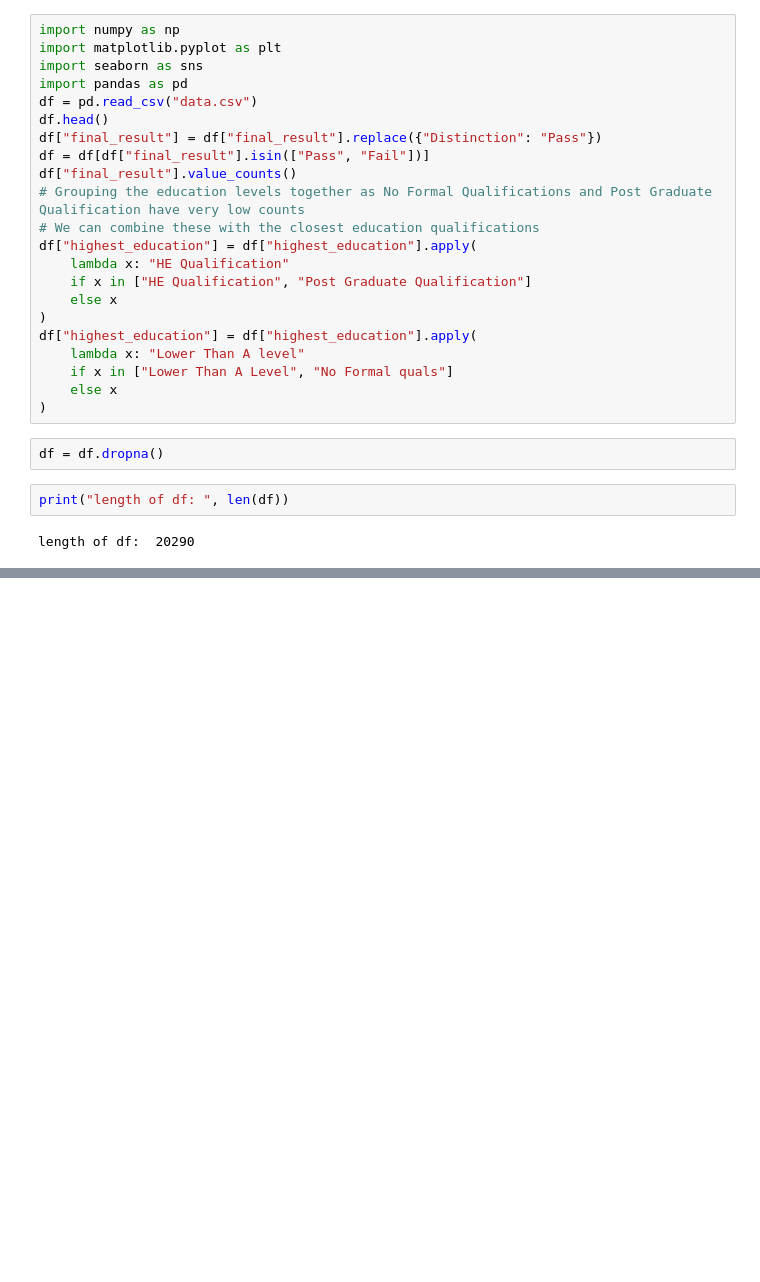
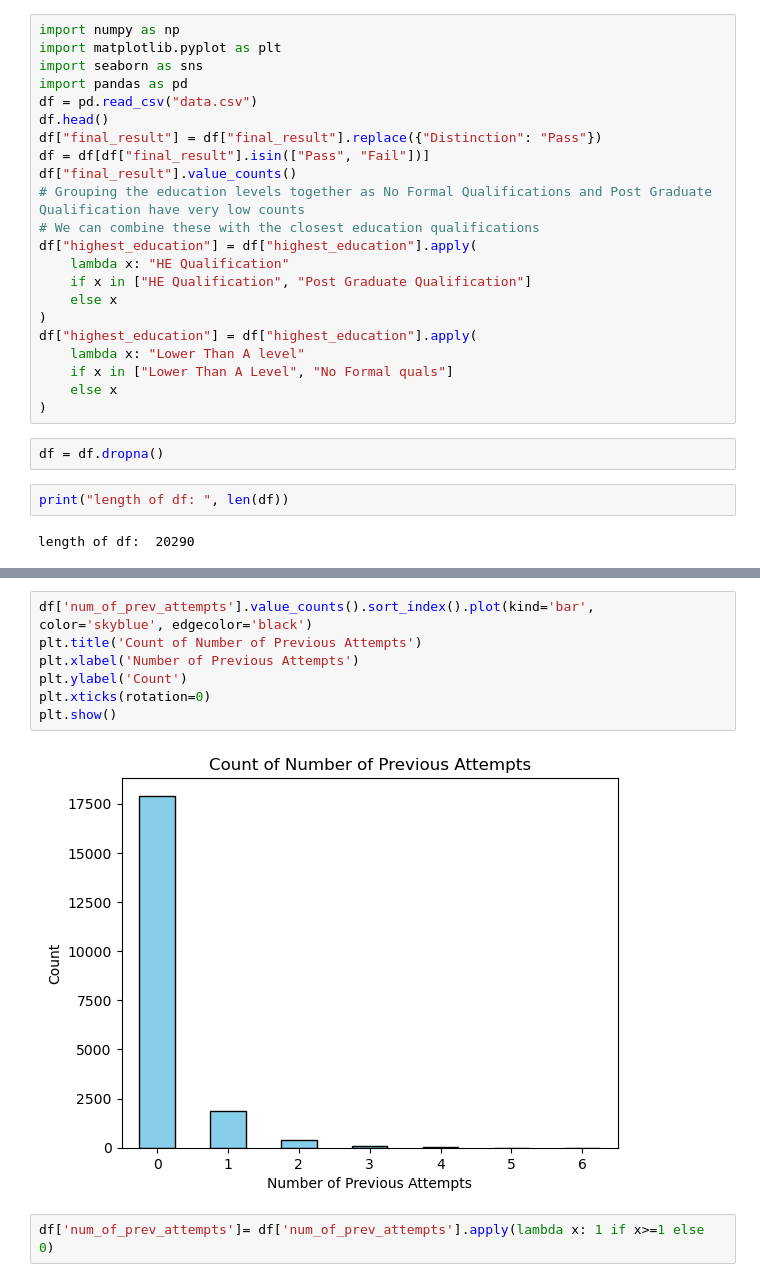
Before and after one commit to unknown-eps/bayesian_project, a Jupyter notebook: regression_task.ipynb, the cells around one changed output, grey strips where cells are left out. Saved outputs shown, nothing was run; the diff lists cells and outputs as text; blank space fills up the shorter version.

```diff
--- a/regression_task.ipynb
+++ b/regression_task.ipynb
@@ -30,0 +65,11 @@ df = df.drop(['id_student','code_presentation','region','final_result','module_p
+# %%
+df['num_of_prev_attempts'].value_counts().sort_index().plot(kind='bar', color='skyblue', edgecolor='black')
+plt.title('Count of Number of Previous Attempts')
+plt.xlabel('Number of Previous Attempts')
+plt.ylabel('Count')
+plt.xticks(rotation=0)
+plt.show()
+# %% [output]
+[figure, added]
+# %%
+df['num_of_prev_attempts']= df['num_of_prev_attempts'].apply(lambda x: 1 if x>=1 else 0)
```
Also changed, not shown: parts of 10 cells of this notebook.
